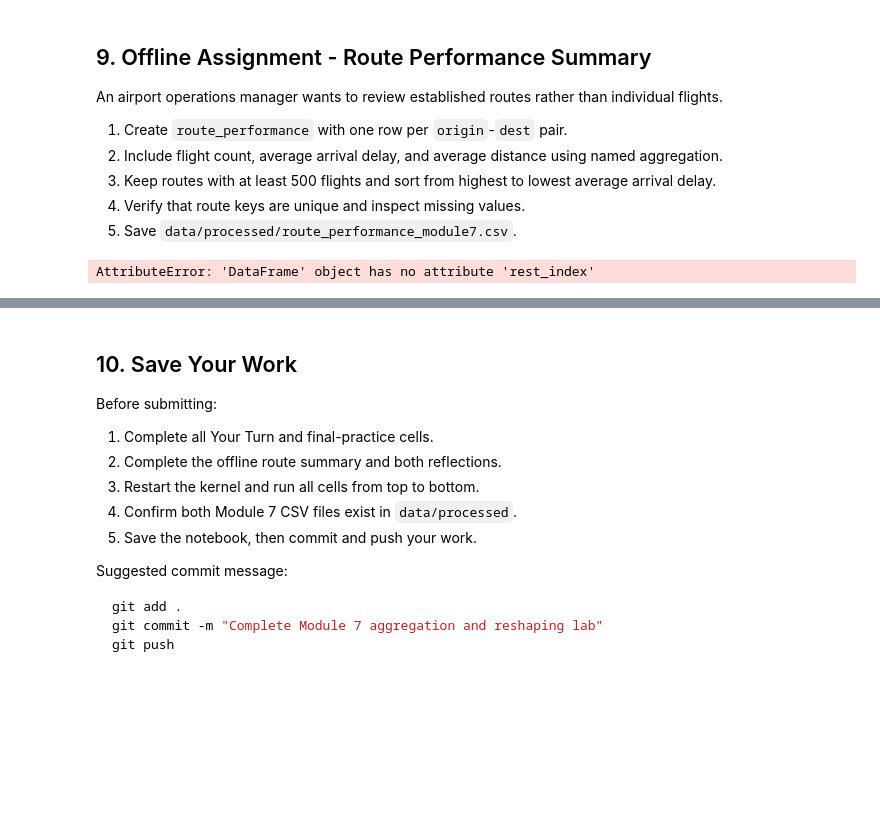
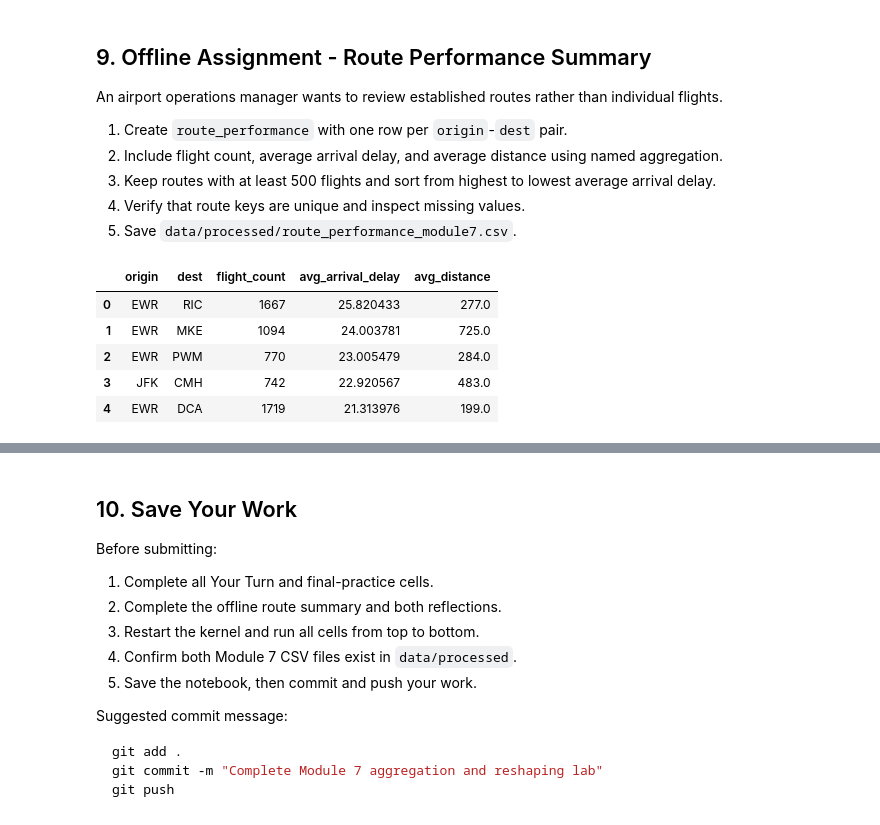
Before and after one commit to cassandrakgomez/ban6003-week-07-08-cassandragomez, a Jupyter notebook: notebooks/module7_aggregation_reshaping_guided_lab.ipynb, the cells around one changed output, grey strips where cells are left out. Drawn from its saved outputs; the diff is of its cells as text; code cells hidden in the pictures; blank space fills up the shorter version.

Commit message:
Complete Module 7 aggregation and reshaping lab

```diff
--- a/notebooks/module7_aggregation_reshaping_guided_lab.ipynb
+++ b/notebooks/module7_aggregation_reshaping_guided_lab.ipynb
@@ -728,14 +728,22 @@ An airport operations manager wants to review established routes rather than ind
 4. Verify that route keys are unique and inspect missing values.
 5. Save `data/processed/route_performance_module7.csv`.
 # %%
-# Offline Assignment - Your code here
-# Suggested sequence:
-# 1. Start with flights.groupby(["origin", "dest"], as_index=False).agg(...).
-route_performance = flights.groupby(["or"])
+# Start with flights.groupby(["origin", "dest"], as_index=False).agg(...).
+route_performance = flights.groupby(["origin", "dest"], as_index=False).agg(
+    flight_count=("flight", "count"),
+    avg_arrival_delay=("arr_delay", "mean"),
+    avg_distance=("distance", "mean")
+)
+# Filter flight_count, sort avg_arrival_delay, and reset the index.
+route_performance = route_performance.query("flight_count >= 500").sort_values(
+    "avg_arrival_delay", ascending=False
+).reset_index(drop=True)
 
-# 2. Use named aggregation for the three requested measures.
-# 3. Filter flight_count, sort avg_arrival_delay, and reset the index.
-# 4. Check duplicate keys and missing values before calling .to_csv().
-# Build, validate, display, and save route_performance.
+route_performance.head()
 # %% [output]
-AttributeError: 'DataFrame' object has no attribute 'rest_index'
+|  | origin | dest | flight_count | avg_arrival_delay | avg_distance |
+| 0 | EWR | RIC | 1667 | 25.820433 | 277.0 |
+| 1 | EWR | MKE | 1094 | 24.003781 | 725.0 |
+| 2 | EWR | PWM | 770 | 23.005479 | 284.0 |
+| 3 | JFK | CMH | 742 | 22.920567 | 483.0 |
+| 4 | EWR | DCA | 1719 | 21.313976 | 199.0 |
```
Also changed, not shown: parts of 4 cells of this notebook, 1 other file.
